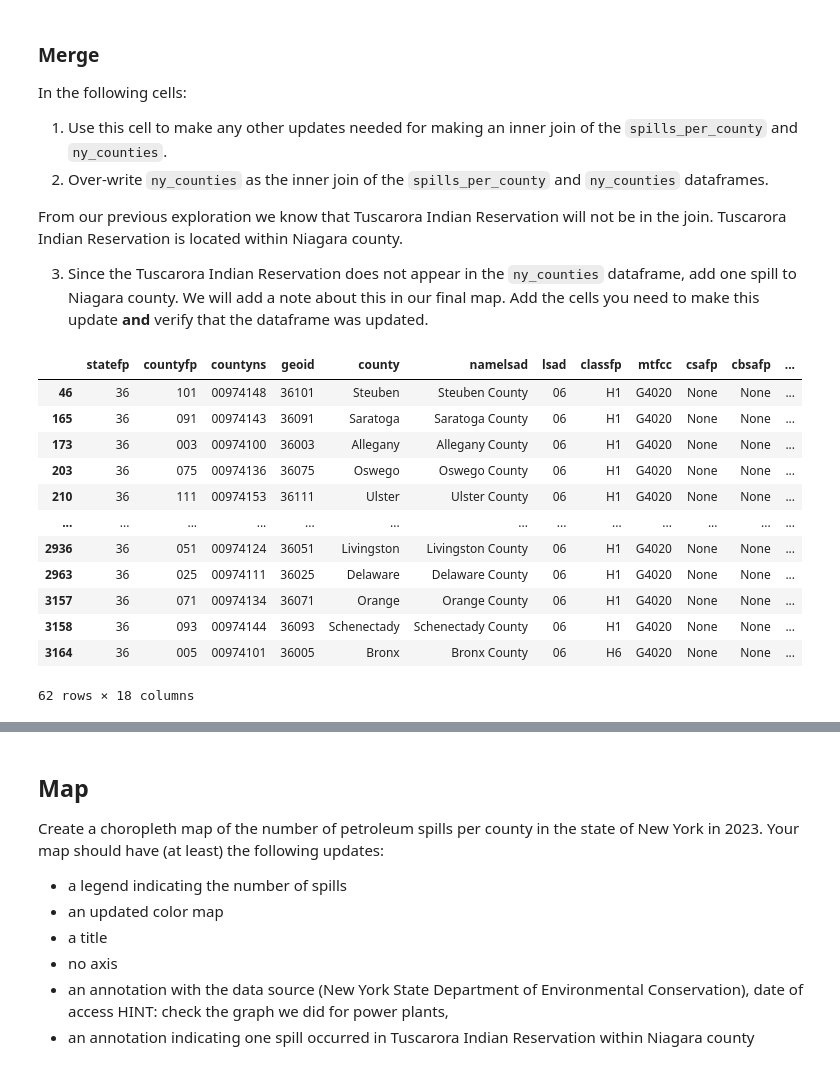
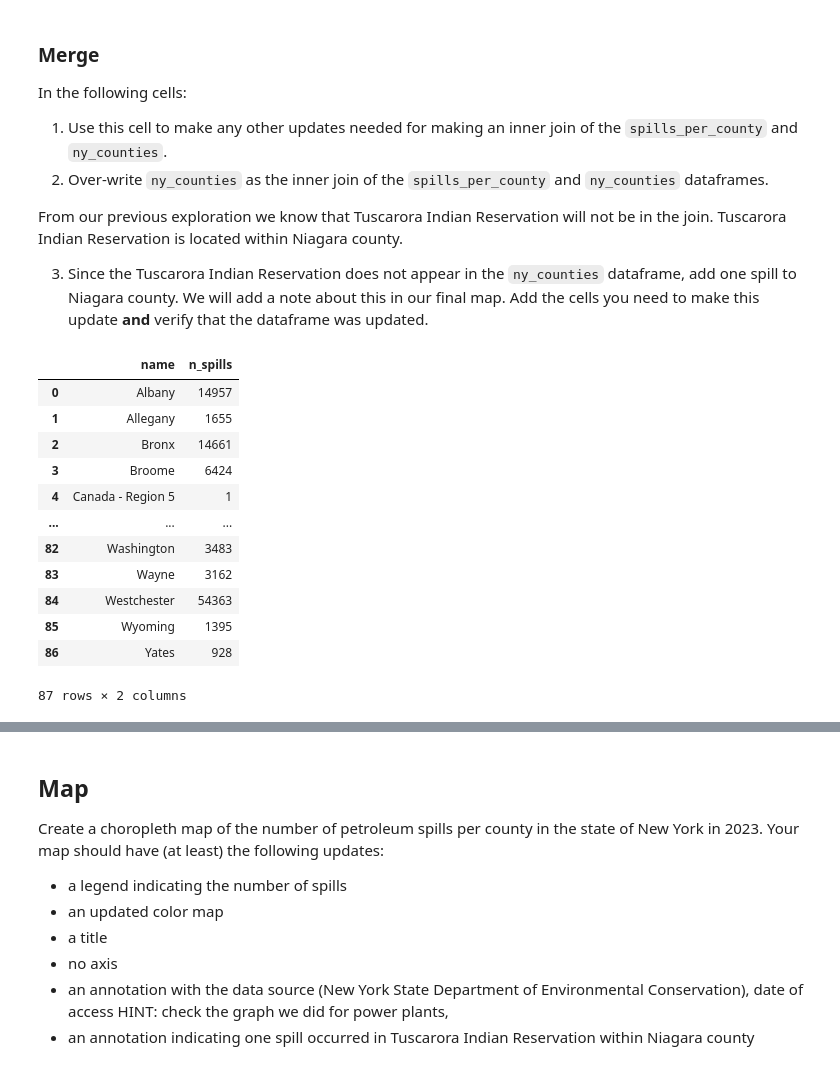
Before and after one commit to kristinaglass/eds220-hwk-3, a Jupyter notebook: hwk3-task1-spills.ipynb, the cells around one changed output, grey strips where cells are left out. Cells and saved outputs as stored; diff of their text form; code cells hidden in the pictures.

```diff
--- a/hwk3-task1-spills.ipynb
+++ b/hwk3-task1-spills.ipynb
@@ -507,23 +507,23 @@ In the following cells:
 From our previous exploration we know that Tuscarora Indian Reservation will not be in the join. Tuscarora Indian Reservation is located within Niagara county.
 
 3. Since the Tuscarora Indian Reservation does not appear in the `ny_counties` dataframe, add one spill to Niagara county. We will add a note about this in our final map. Add the cells you need to make this update **and** verify that the dataframe was updated.
-# %%
-#rename "name" in ny_counties to "county"
-ny_counties.rename(columns = {'name':'county'})
-ny_counties
-# %% [output]
-|  | statefp | countyfp | countyns | geoid | county | namelsad | lsad | classfp | mtfcc | csafp | cbsafp | ... |
-| 46 | 36 | 101 | 00974148 | 36101 | Steuben | Steuben County | 06 | H1 | G4020 | None | None | ... |
-| 165 | 36 | 091 | 00974143 | 36091 | Saratoga | Saratoga County | 06 | H1 | G4020 | None | None | ... |
-| 173 | 36 | 003 | 00974100 | 36003 | Allegany | Allegany County | 06 | H1 | G4020 | None | None | ... |
-| 203 | 36 | 075 | 00974136 | 36075 | Oswego | Oswego County | 06 | H1 | G4020 | None | None | ... |
-| 210 | 36 | 111 | 00974153 | 36111 | Ulster | Ulster County | 06 | H1 | G4020 | None | None | ... |
-| ... | ... | ... | ... | ... | ... | ... | ... | ... | ... | ... | ... | ... |
-| 2936 | 36 | 051 | 00974124 | 36051 | Livingston | Livingston County | 06 | H1 | G4020 | None | None | ... |
-| 2963 | 36 | 025 | 00974111 | 36025 | Delaware | Delaware County | 06 | H1 | G4020 | None | None | ... |
-| 3157 | 36 | 071 | 00974134 | 36071 | Orange | Orange County | 06 | H1 | G4020 | None | None | ... |
-| 3158 | 36 | 093 | 00974144 | 36093 | Schenectady | Schenectady County | 06 | H1 | G4020 | None | None | ... |
-| 3164 | 36 | 005 | 00974101 | 36005 | Bronx | Bronx County | 06 | H6 | G4020 | None | None | ... |
-62 rows × 18 columns
+# %%
+#rename "county" in spills_per_county to "name"
+spills_per_county.rename(columns = {'county':'name'}, inplace = True)
+spills_per_county
+# %% [output]
+|  | name | n_spills |
+| 0 | Albany | 14957 |
+| 1 | Allegany | 1655 |
+| 2 | Bronx | 14661 |
+| 3 | Broome | 6424 |
+| 4 | Canada - Region 5 | 1 |
+| ... | ... | ... |
+| 82 | Washington | 3483 |
+| 83 | Wayne | 3162 |
+| 84 | Westchester | 54363 |
+| 85 | Wyoming | 1395 |
+| 86 | Yates | 928 |
+87 rows × 2 columns
 # %%
 # inner join merge of two datasets through county column
```
Also changed, not shown: parts of 4 cells of this notebook.
